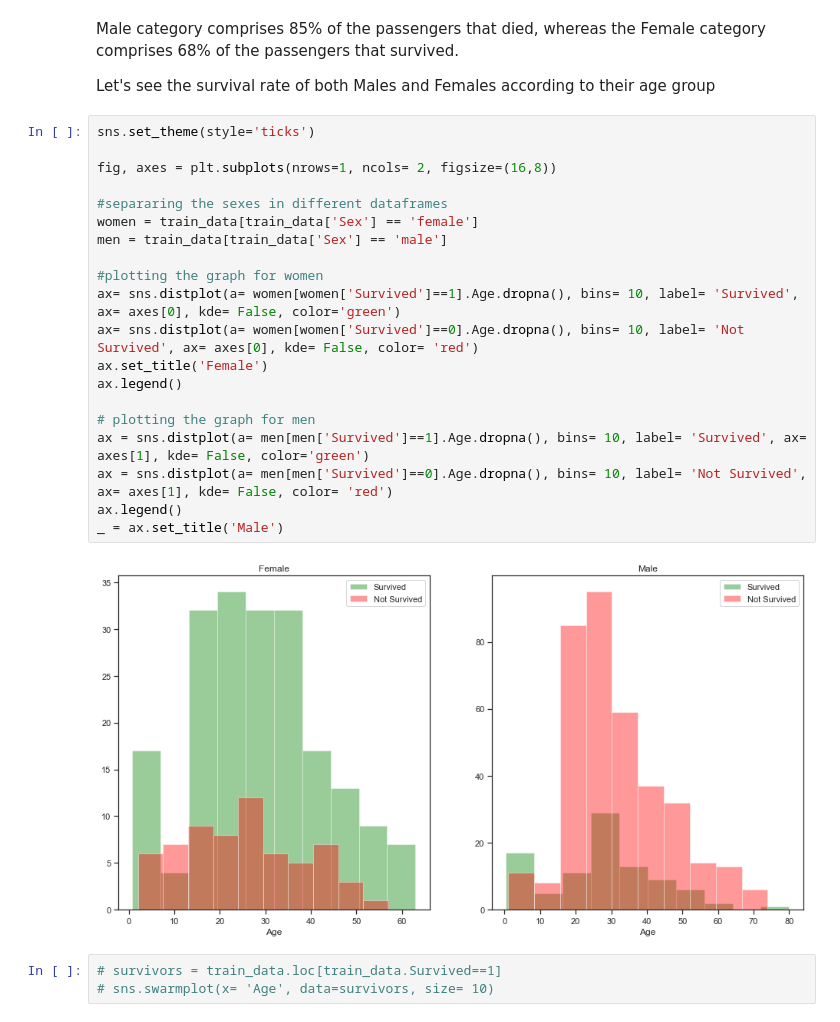
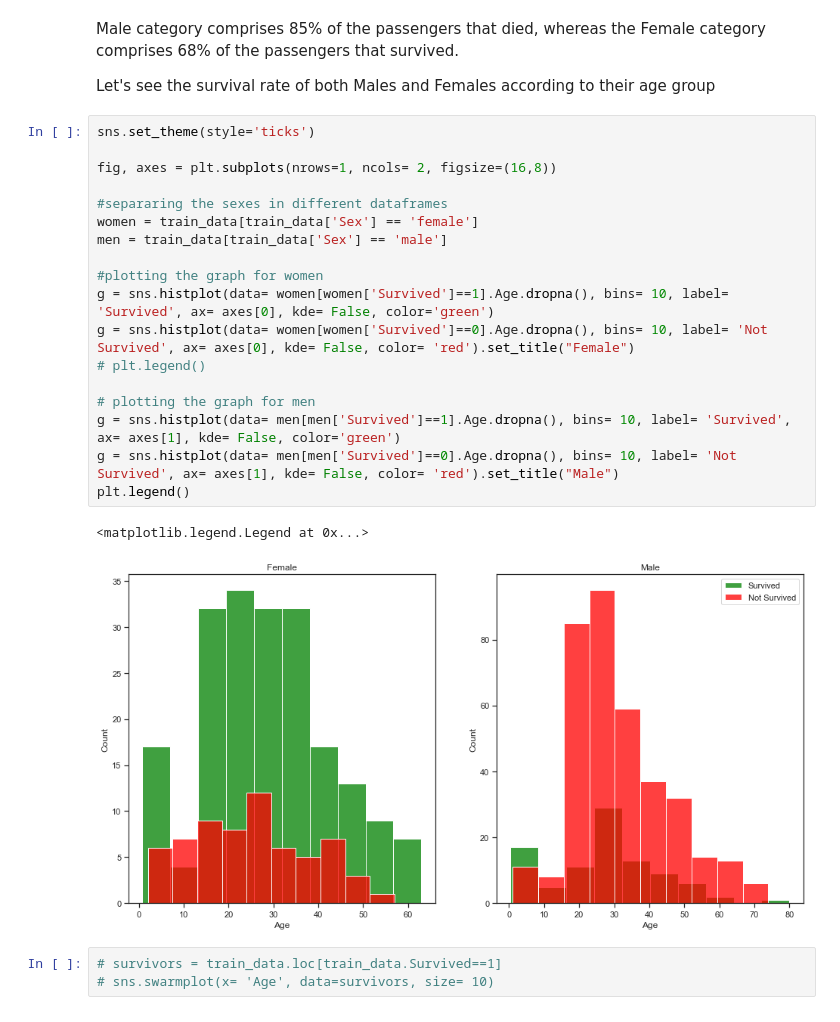
Before and after one commit to VallentinDS/Data-Science-Projects, a Jupyter notebook: Titanic - Kaggle ML Predictions/Titanic - Kaggle Machine Learning Challenge.ipynb, the cells around one changed output. Cells and saved outputs as stored; diff of their text form.

```diff
--- a/Titanic - Kaggle ML Predictions/Titanic - Kaggle Machine Learning Challenge.ipynb
+++ b/Titanic - Kaggle ML Predictions/Titanic - Kaggle Machine Learning Challenge.ipynb
@@ -308,25 +308,24 @@ Let's see the survival rate of both Males and Females according to their age gro
 # %%
 sns.set_theme(style='ticks')
 
 fig, axes = plt.subplots(nrows=1, ncols= 2, figsize=(16,8))
 
 #separaring the sexes in different dataframes
 women = train_data[train_data['Sex'] == 'female']
 men = train_data[train_data['Sex'] == 'male']
 
 #plotting the graph for women
-ax= sns.distplot(a= women[women['Survived']==1].Age.dropna(), bins= 10, label= 'Survived', ax= axes[0], kde= False, color='green')
-ax= sns.distplot(a= women[women['Survived']==0].Age.dropna(), bins= 10, label= 'Not Survived', ax= axes[0], kde= False, color= 'red')
-ax.set_title('Female')
-ax.legend()
+g = sns.histplot(data= women[women['Survived']==1].Age.dropna(), bins= 10, label= 'Survived', ax= axes[0], kde= False, color='green')
+g = sns.histplot(data= women[women['Survived']==0].Age.dropna(), bins= 10, label= 'Not Survived', ax= axes[0], kde= False, color= 'red').set_title("Female")
+# plt.legend()
 
 # plotting the graph for men
-ax = sns.distplot(a= men[men['Survived']==1].Age.dropna(), bins= 10, label= 'Survived', ax= axes[1], kde= False, color='green')
-ax = sns.distplot(a= men[men['Survived']==0].Age.dropna(), bins= 10, label= 'Not Survived', ax= axes[1], kde= False, color= 'red')
-ax.legend()
-_ = ax.set_title('Male')
+g = sns.histplot(data= men[men['Survived']==1].Age.dropna(), bins= 10, label= 'Survived', ax= axes[1], kde= False, color='green')
+g = sns.histplot(data= men[men['Survived']==0].Age.dropna(), bins= 10, label= 'Not Survived', ax= axes[1], kde= False, color= 'red').set_title("Male")
+plt.legend()
 # %% [output]
+<matplotlib.legend.Legend at 0x...>
-[figure, old version]
+[figure, new version]
 # %%
 # survivors = train_data.loc[train_data.Survived==1]
 # sns.swarmplot(x= 'Age', data=survivors, size= 10)
```
Also changed, not shown: parts of 61 cells of this notebook.
